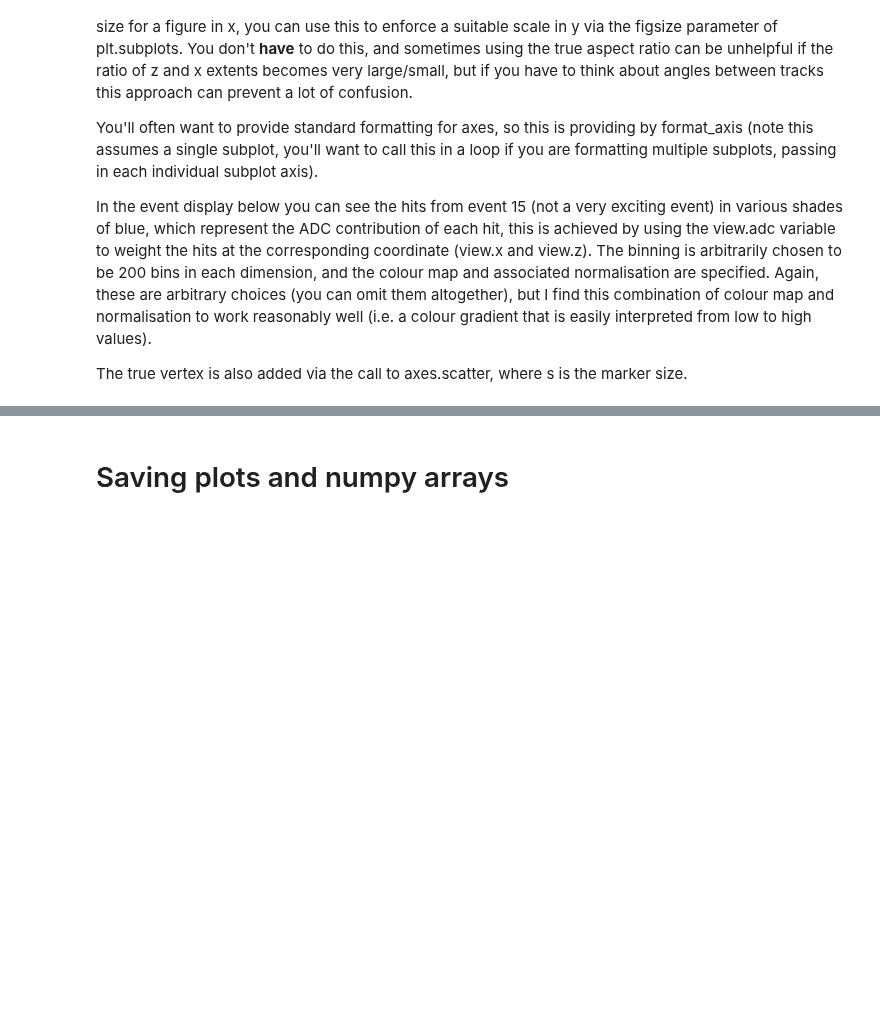
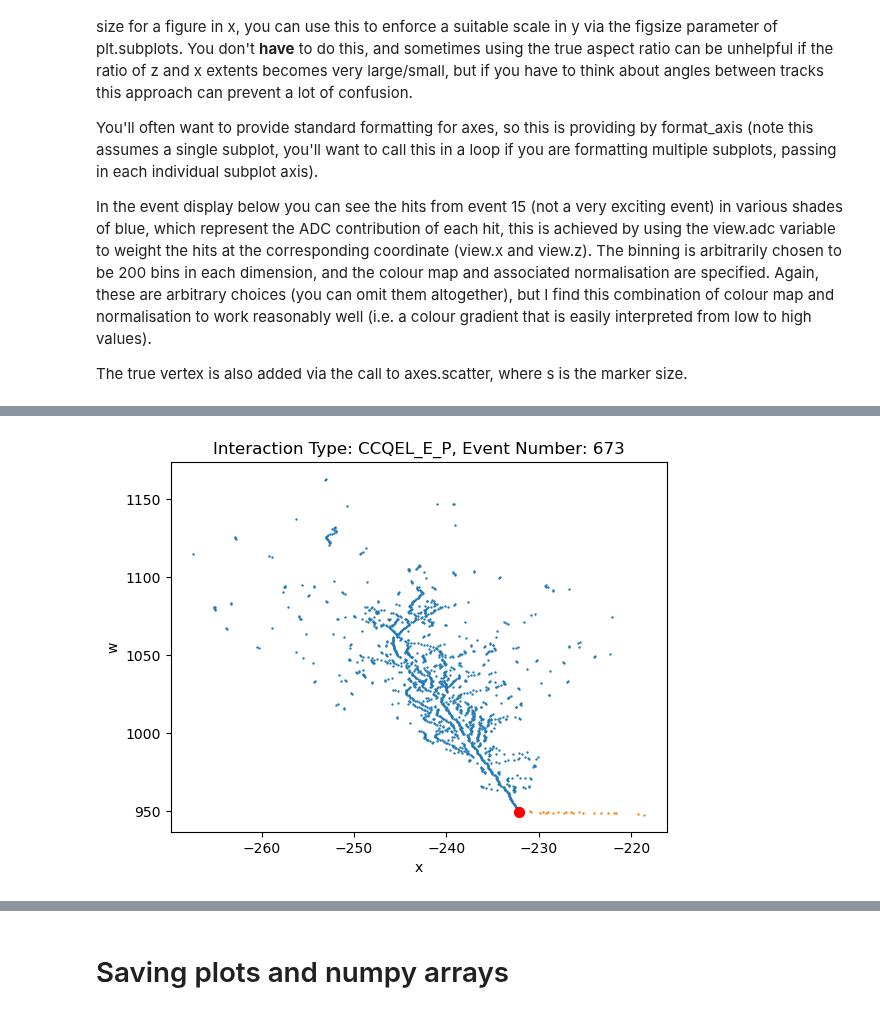
Before and after one commit to mohummudh/neutrinos-dune, a Jupyter notebook: andrew/1display/project_start.ipynb, the cells around one changed output, grey strips where cells are left out. Saved outputs shown, nothing was run; the diff lists cells and outputs as text; code cells hidden in the pictures; blank space fills up the shorter version.

```diff
--- a/andrew/1display/project_start.ipynb
+++ b/andrew/1display/project_start.ipynb
@@ -194,0 +201,4 @@ plotparticles(1)
+# %%
+plotparticles(673)
+# %% [output]
+[figure, added]
```
Also changed, not shown: parts of 4 cells of this notebook, 21 other files.
